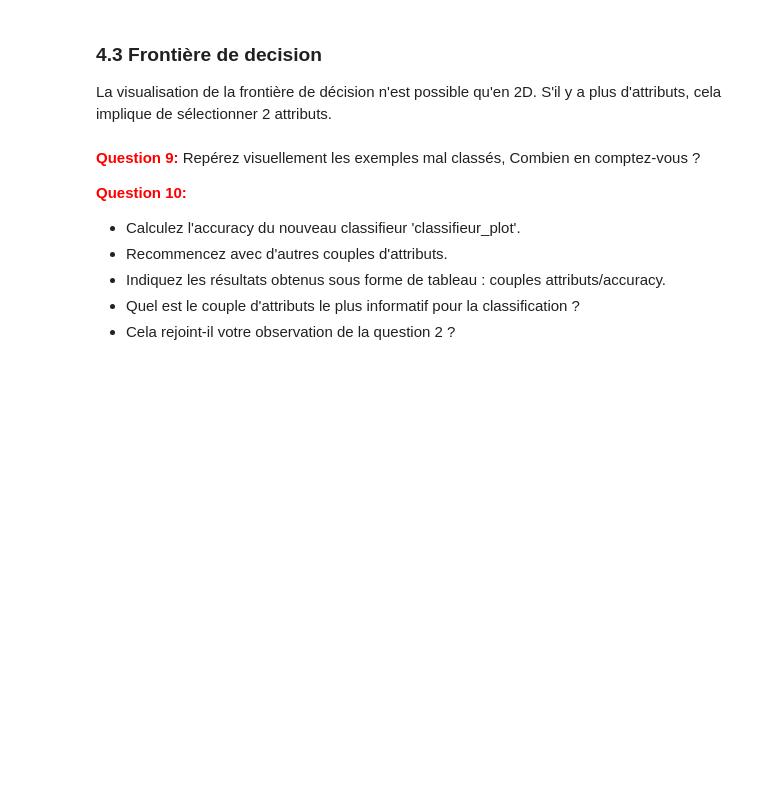
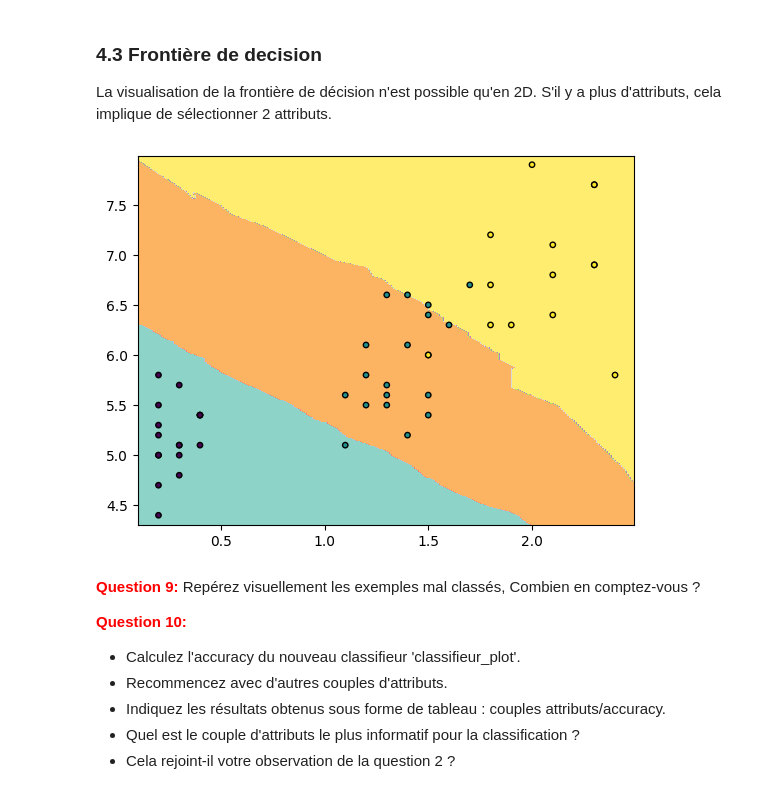
Before and after one commit to AquaBx/Travaux-Pratiques, a Jupyter notebook: 2023-2024/IA/TP/tp1.ipynb, the cells around one changed output. Saved outputs shown, nothing was run; the diff lists cells and outputs as text; code cells hidden in the pictures; blank space fills up the shorter version.

```diff
--- a/2023-2024/IA/TP/tp1.ipynb
+++ b/2023-2024/IA/TP/tp1.ipynb
@@ -230,21 +322,23 @@ La visualisation de la frontière de décision n'est possible qu'en 2D. S'il y a
 # %%
 import tpiia_utils
 from sklearn import preprocessing
 
 ### Convert label to values with scikit-learn - needed for visualisation fonction
 enc = preprocessing.LabelEncoder()
 yv= enc.fit_transform(y)
 
-Xplot=X[:,[0,1]] # on sélectionne les 2 premiers attributs dans le jeu de données
+Xplot=X[:,[3,0]] # on sélectionne les 2 premiers attributs dans le jeu de données
 # autre syntaxe possible : Xplot=X[:,0:2]
 
 # On doit apprendre un classifieur qui ne prend que les 2 variables selectionnées en entrée
 Xplot_train, Xplot_test, yplot_train, yplot_test = train_test_split(Xplot, yv, test_size = 1./3, random_state = 1)
 classifier_plot = KNeighborsClassifier(n_neighbors = 50)
 classifier_plot.fit(Xplot_train, yplot_train);
 
 # Fonction de visualisation de la frontiere de decision
 tpiia_utils.plot_boundary(classifier_plot, Xplot_test, yplot_test)
+# %% [output]
+[figure, added]
 # %% [markdown]
 <font color="red">**Question 9:**</font> Repérez visuellement les exemples mal classés, Combien en comptez-vous ?
 
```
Also changed, not shown: parts of 22 cells of this notebook, 21 other files.
